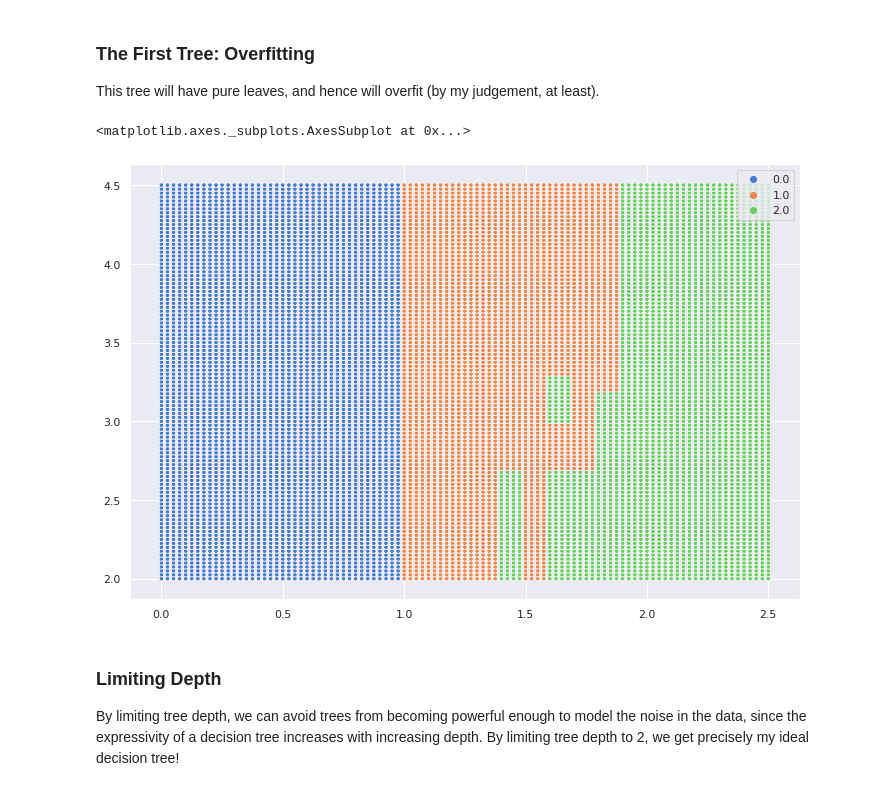
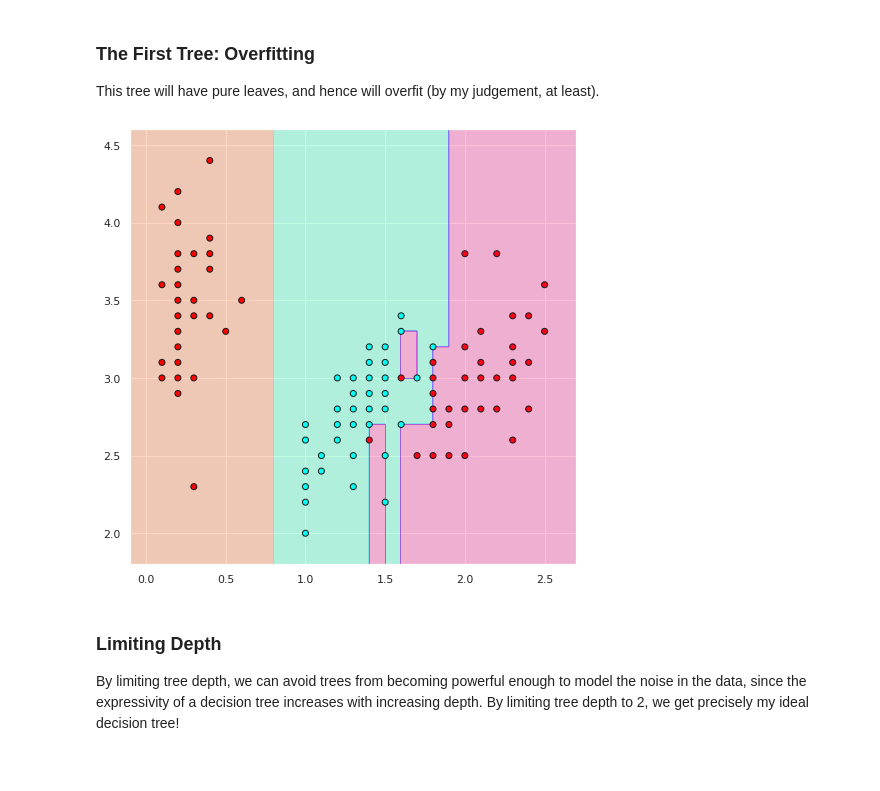
Before and after one commit to sagnibak/visuaml, a Jupyter notebook: visualize_decision_tree.ipynb, the cells around one changed output. Drawn from its saved outputs; the diff is of its cells as text; code cells hidden in the pictures.

Commit message:
added splitting between

```diff
--- a/visualize_decision_tree.ipynb
+++ b/visualize_decision_tree.ipynb
@@ -112,8 +118,34 @@ y2 = clean_widths[:, 2]
+# %%
+def plot_decision_boundary(clf, X, Y, cmap='hsv'):
+    h = 0.02
+    num_h = int(10 / h)
+    x_min, x_max = X[:,0].min() - 10*h, X[:,0].max() + 10*h
+    y_min, y_max = X[:,1].min() - 10*h, X[:,1].max() + 10*h
+
+    xx = np.linspace(x_min, x_max, num_h)
+    yy = np.linspace(y_min, y_max, num_h)
+
+    X_test = np.array(np.meshgrid(xx, yy)).reshape(2, -1).T
+
+    y_test = np.empty((X_test.shape[0],), dtype=np.float64)
+    for i in range(len(y_test)):
+        y_test[i] = predict_iter(clf,
+                                 X_test[i],
+                                 y2.astype(np.int64),
+                                 lambda x: np.argmax(np.bincount(x)))  # plurality function
+    y_test = y_test.reshape(num_h, num_h)
+
+    plt.figure(figsize=(8, 8))
+    plt.contourf(xx, yy, y_test, cmap=cmap, alpha=0.25)
+#     plt.contour(xx, yy, y_test, colors='k', linewidths=0.5, linestyles="dashed")
+    plt.scatter(X[:, 0], X[:, 1], c=Y, cmap=cmap, edgecolors='k')
+    plt.show()
+    plt.close()
 # %% [markdown]
 ### The First Tree: Overfitting
 This tree will have pure leaves, and hence will overfit (by my judgement, at least).
 # %%
-overfit_tree = grow(X2, y2, np.arange(len(y2)), lambda X, y: False)
+overfit_tree = grow(X2, y2, np.arange(len(y2)), lambda X, y: False, split_between=True)
 # %%
 vis = pydot.Dot(graph_type="digraph")
 visualize(overfit_tree, vis, y2)
@@ -132,11 +153,7 @@ for i in range(len(y_test)):
-# %%
-sns.scatterplot(x=X_test[:, 0],
-                y=X_test[:, 1],
-                hue=y_test, s=20,
-                palette=sns.color_palette("muted", n_colors=3))
-# %% [output]
-<matplotlib.axes._subplots.AxesSubplot at 0x...>
-[figure, removed]
+# %%
+plot_decision_boundary(overfit_tree, X2, y2)
+# %% [output]
+[figure, added]
 # %% [markdown]
 ### Limiting Depth
 By limiting tree depth, we can avoid trees from becoming powerful enough to model the noise in the data, since the expressivity of a decision tree increases with increasing depth. By limiting tree depth to 2, we get precisely my ideal decision tree!
```
Also changed, not shown: parts of 11 cells of this notebook, 4 other files.
